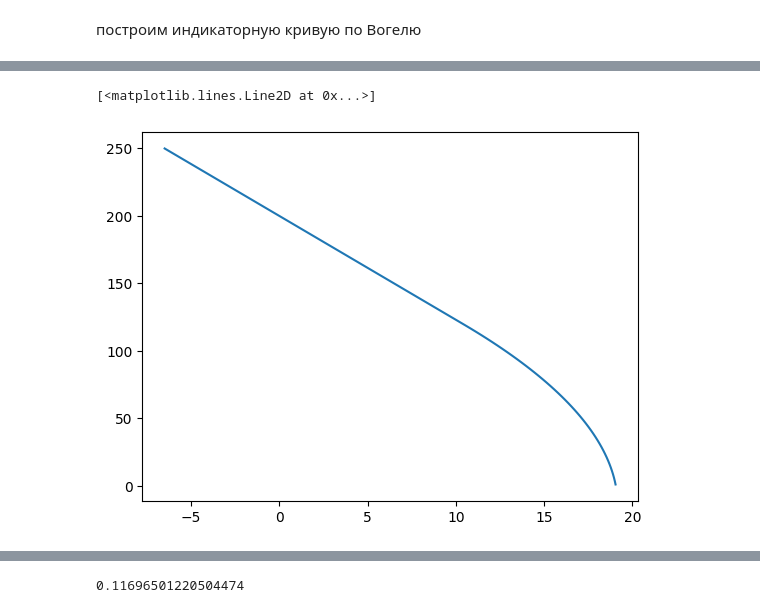
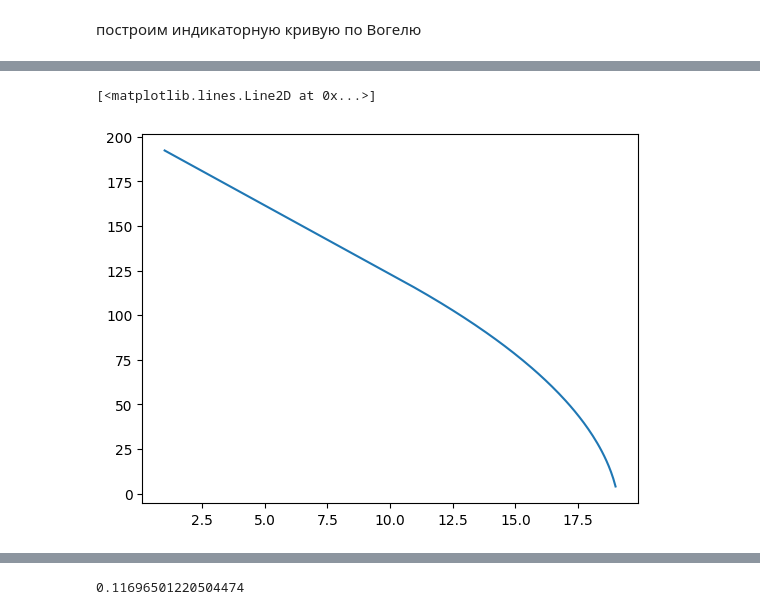
Before and after one commit to unifloc/neftpy, a Jupyter notebook: notebooks/uRes_Vogel.ipynb, the cells around one changed output, grey strips where cells are left out. Cells and saved outputs as stored; diff of their text form; code cells hidden in the pictures.

```diff
--- a/notebooks/uRes_Vogel.ipynb
+++ b/notebooks/uRes_Vogel.ipynb
@@ -10,11 +71,11 @@ p_Vogel = np.vectorize(res.ipr_Vogel_pwf_atma)
 # %%
-p = np.linspace(1, 250, 100)
-q = q_Vogel(p_test_atma = p,
-            p_res_atma = 200,
-            pb_atma = 120,
-            pi_sm3dayatm = 0.13,
-            fw_perc = 0)
+q = np.linspace(1, 19, 200)
+p = res.ipr_Vogel_pwf_atma(q_test_sm3day = q,
+                           p_res_atma = 200,
+                           pb_atma = 120,
+                           pi_sm3dayatm = 0.13,
+                           fw_perc = 0)
 plt.plot(q, p)
 # %% [output]
 [<matplotlib.lines.Line2D at 0x...>]
-[figure, old version]
+[figure, new version]
```
Also changed, not shown: parts of 8 cells of this notebook, 13 other files.
